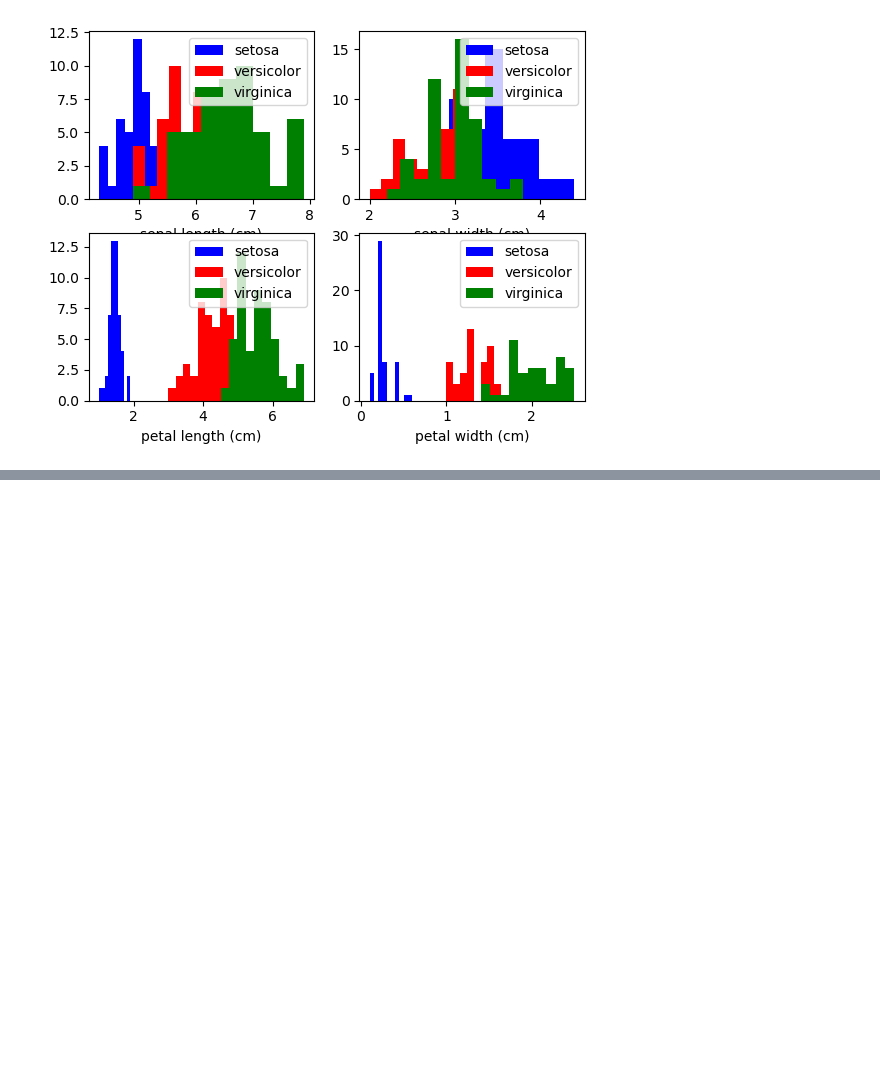
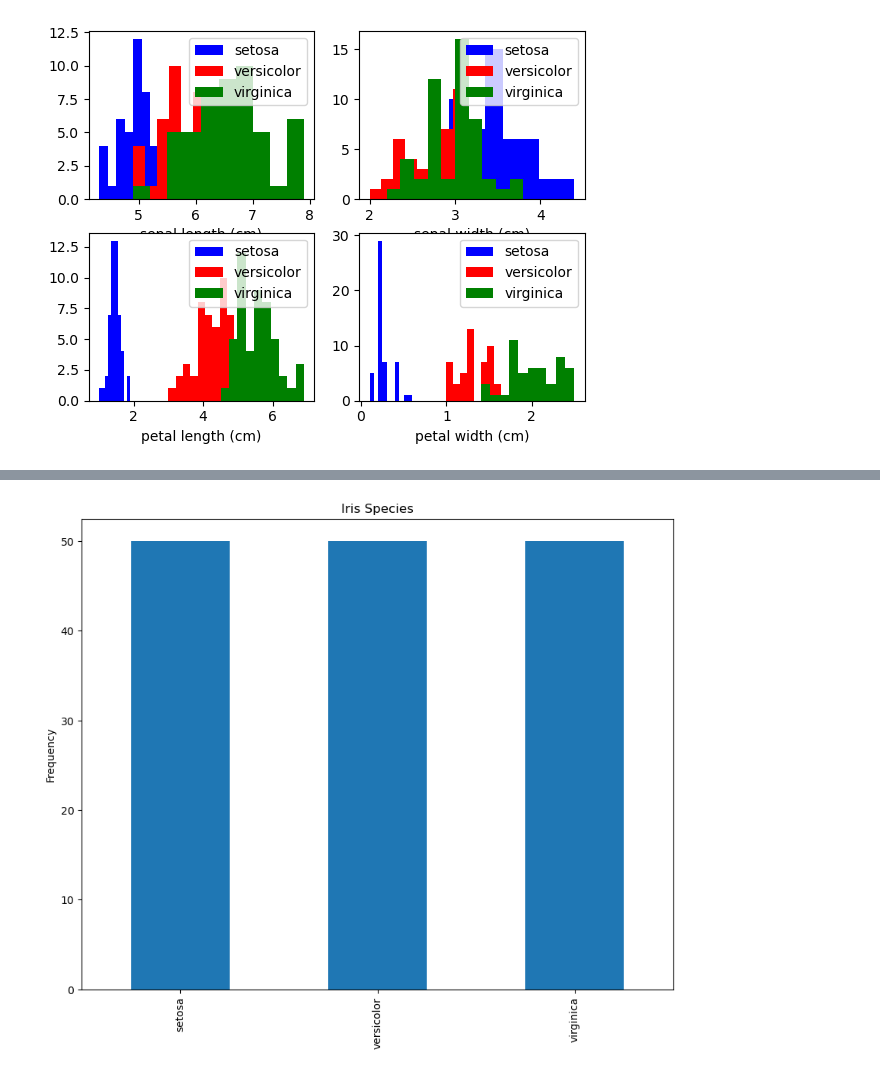
Before and after one commit to mickalleny2k/FUND_DATA, a Jupyter notebook: project.ipynb, the cells around one changed output, grey strips where cells are left out. Cells and saved outputs as stored; diff of their text form; code cells hidden in the pictures; blank space fills up the shorter version.

```diff
--- a/project.ipynb
+++ b/project.ipynb
@@ -650,0 +824,9 @@ plt.close()
+# %%
+ax=plt.subplots(1,1,figsize=(10,8))
+iris['species'].value_counts().plot(figsize=(10,8),kind='bar')
+plt.ylabel("Species")
+plt.ylabel("Frequency")
+plt.title("Iris Species")
+plt.show()
+# %% [output]
+[figure, added]
```
Also changed, not shown: parts of 36 cells of this notebook, 1 other file.
